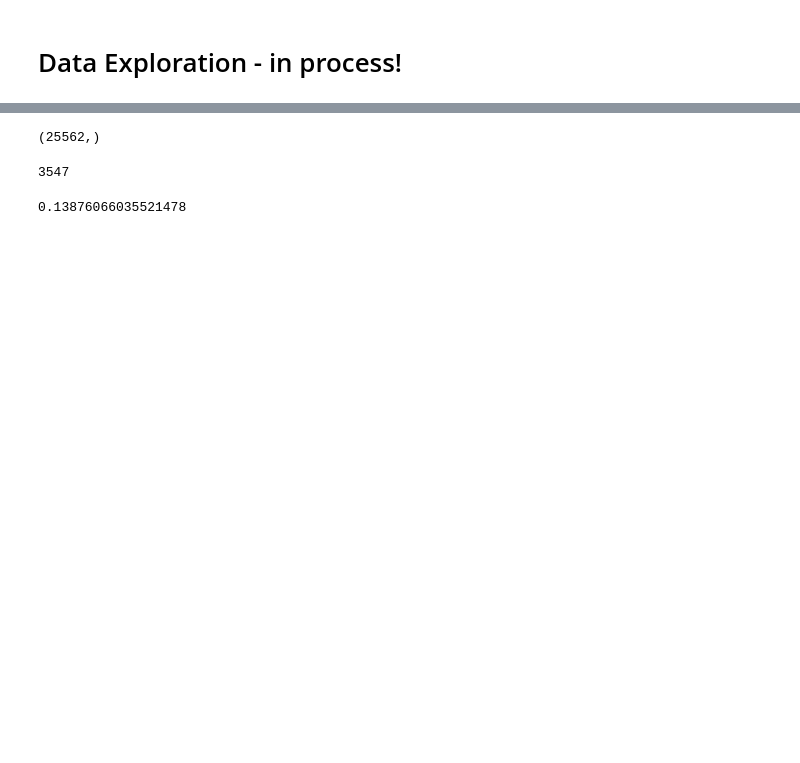
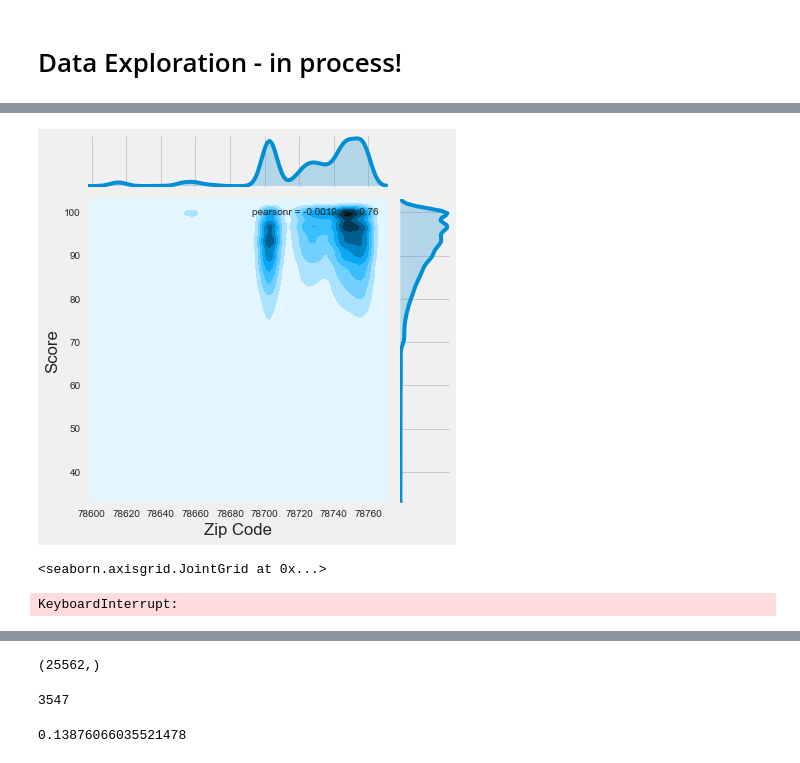
Before and after one commit to rmorelli75/GA_Capstone, a Jupyter notebook: Capstone Pt. 4 Regression.ipynb, the cells around one changed output, grey strips where cells are left out. Saved outputs shown, nothing was run; the diff lists cells and outputs as text; code cells hidden in the pictures; blank space fills up the shorter version.

```diff
--- a/Capstone Pt. 4 Regression.ipynb
+++ b/Capstone Pt. 4 Regression.ipynb
@@ -93,3 +106,18 @@ plt.show()
+# %%
+sns.jointplot(x="Zip Code", y="Score", data=df, kind="kde")
+plt.show()
+# %% [output]
+[figure, added]
+# %%
+sns.jointplot(x="Facility ID", y="Score", data=df, kind="kde")
+plt.show()
+# %% [output]
+<seaborn.axisgrid.JointGrid at 0x...>
+# %%
+sns.swarmplot(x="Zip Code", y="Score", data=df)
+plt.show()
+# %% [output]
+KeyboardInterrupt:
 # %%
 df.hist(["Score"])
 plt.show()
```
Also changed, not shown: parts of 66 cells of this notebook, 2 other files.
